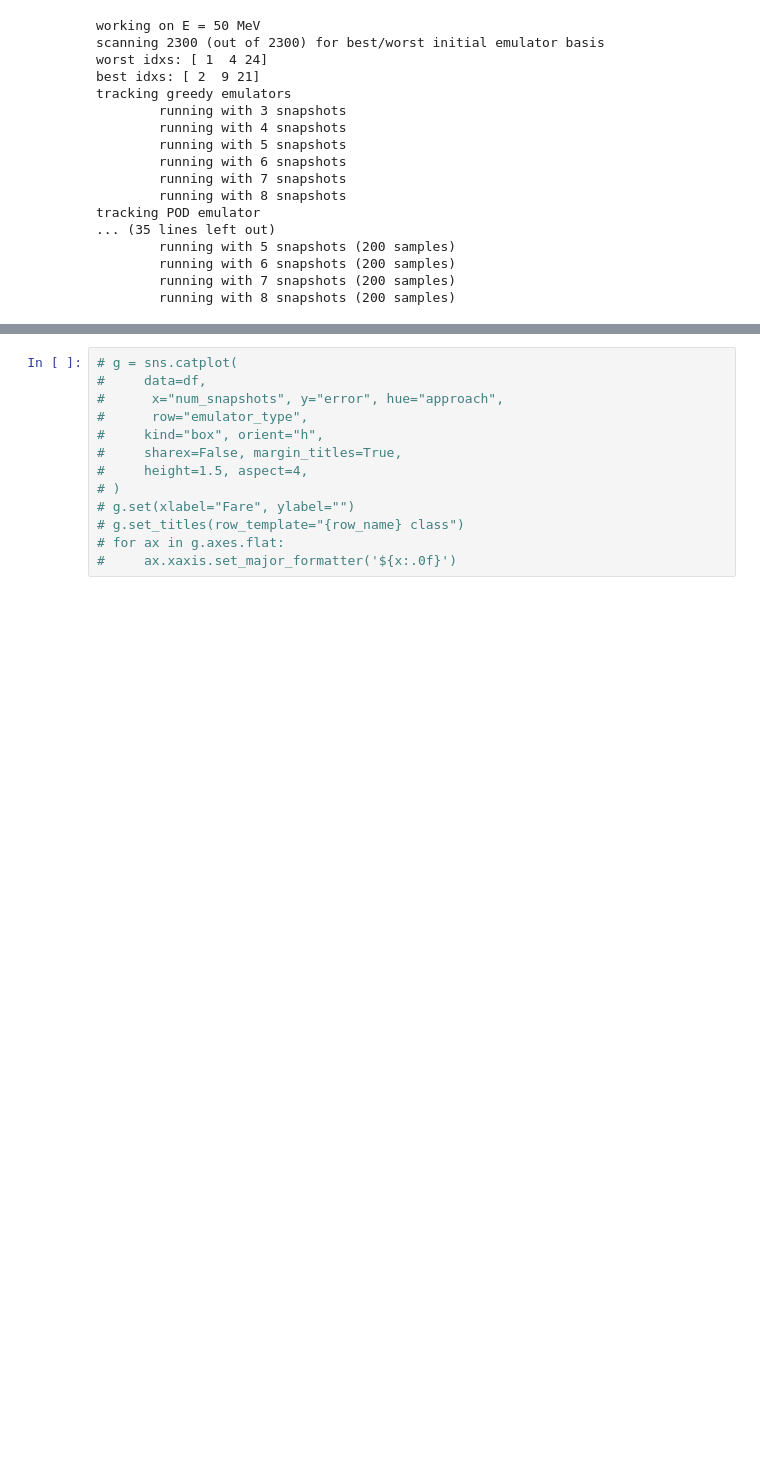
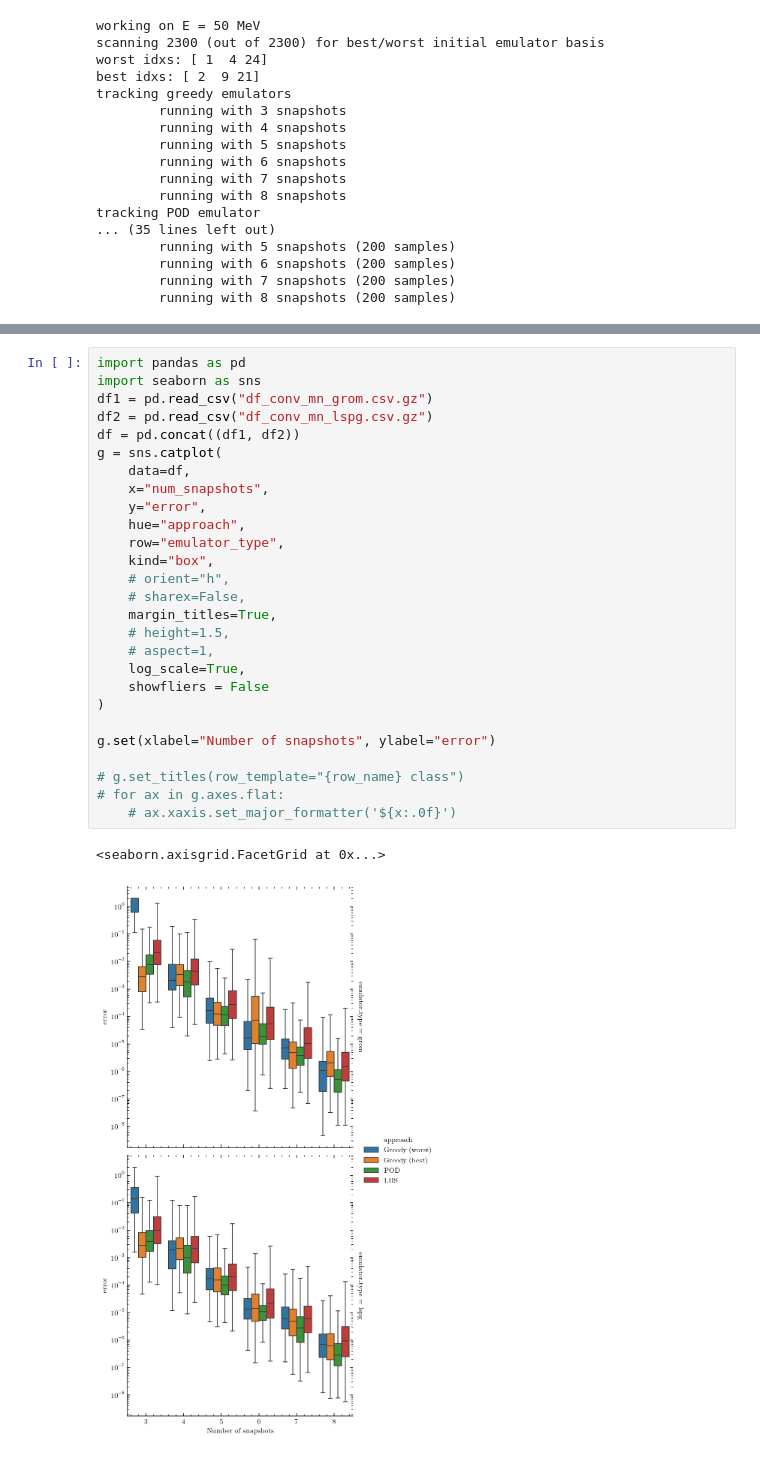
Before and after one commit to buqeye/cs_greedy_emulator, a Jupyter notebook: minnesota.ipynb, the cells around one changed output, grey strips where cells are left out. Drawn from its saved outputs; the diff is of its cells as text; blank space fills up the shorter version.

```diff
--- a/minnesota.ipynb
+++ b/minnesota.ipynb
@@ -570,13 +585,30 @@ convergenceFig(df_E_MeV_arr, E_MeV_arr, emulator_type)
 # %%
-# g = sns.catplot(
-#     data=df,
-#      x="num_snapshots", y="error", hue="approach",
-#      row="emulator_type",
-#     kind="box", orient="h",
-#     sharex=False, margin_titles=True,
-#     height=1.5, aspect=4,
-# )
-# g.set(xlabel="Fare", ylabel="")
+import pandas as pd
+import seaborn as sns
+df1 = pd.read_csv("df_conv_mn_grom.csv.gz")
+df2 = pd.read_csv("df_conv_mn_lspg.csv.gz")
+df = pd.concat((df1, df2))
+g = sns.catplot(
+    data=df,
+    x="num_snapshots",
+    y="error",
+    hue="approach",
+    row="emulator_type",
+    kind="box",
+    # orient="h",
+    # sharex=False,
+    margin_titles=True,
+    # height=1.5,
+    # aspect=1,
+    log_scale=True,
+    showfliers = False
+)
+
+g.set(xlabel="Number of snapshots", ylabel="error")
+
 # g.set_titles(row_template="{row_name} class")
 # for ax in g.axes.flat:
-#     ax.xaxis.set_major_formatter('${x:.0f}')
+    # ax.xaxis.set_major_formatter('${x:.0f}')
+# %% [output]
+<seaborn.axisgrid.FacetGrid at 0x...>
+[figure, added]
```
Also changed, not shown: parts of 7 cells of this notebook.
